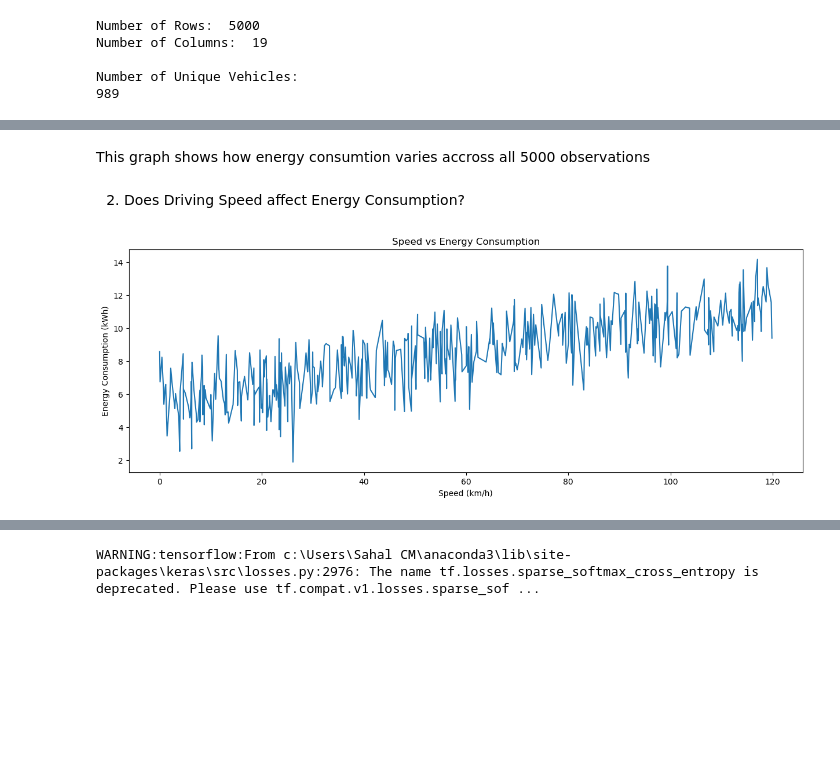
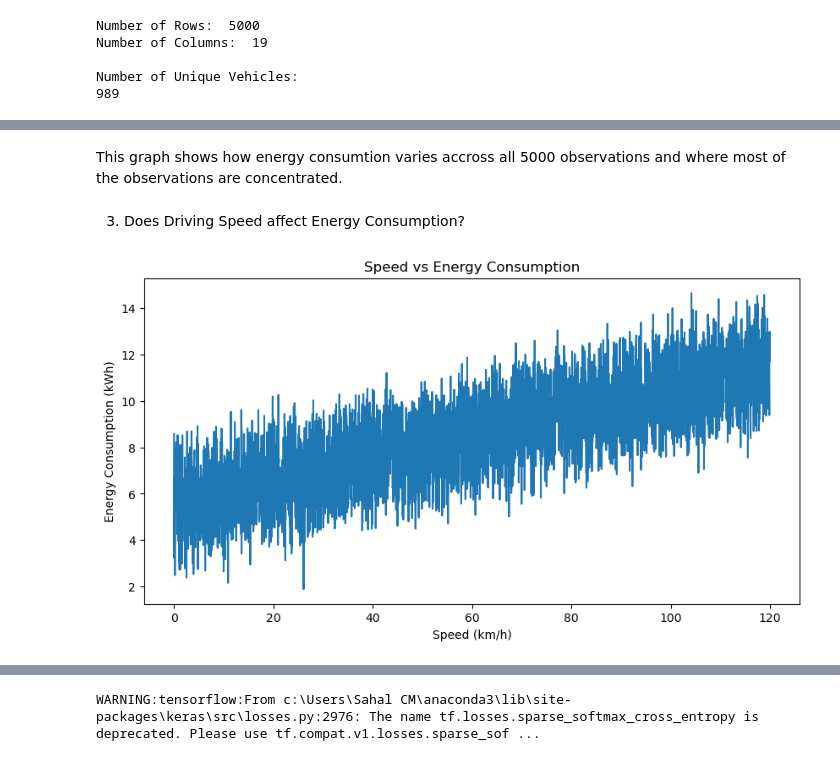
Before and after one commit to sahal-cm/EV_Energy_consumption_Prediction, a Jupyter notebook: EV_Energy_Project.ipynb, the cells around one changed output, grey strips where cells are left out. Saved outputs shown, nothing was run; the diff lists cells and outputs as text; code cells hidden in the pictures; blank space fills up the shorter version.

```diff
--- a/EV_Energy_Project.ipynb
+++ b/EV_Energy_Project.ipynb
@@ -26,7 +31,8 @@ from datetime import datetime
 # %% [markdown]
 ### **Import Dataset**
 # %%
-df = pd.read_csv("EV_Energy_Consumption_Dataset_1.csv")
+df1 = pd.read_csv("EV_Energy_Consumption_Dataset_1.csv")
+df = pd.read_csv("EV_Energy_Consumption_Dataset.csv")
 # %% [markdown]
 ### **Display the first 5 rows**
 # %%
@@ -168,16 +164,18 @@ plt.show()
 # %% [markdown]
-This graph shows how energy consumtion varies accross all 5000 observations
+This graph shows how energy consumtion varies accross all 5000 observations and where most of the observations are concentrated.
 # %% [markdown]
-2. Does Driving Speed affect Energy Consumption?
+3. Does Driving Speed affect Energy Consumption?
 # %%
-plt.figure(figsize=(15,5))
+plt.figure(figsize=(10,5))
 
-speed = df_plot["Speed_Kmh"].sort_values()
-sns.lineplot(data=df, x=speed, y="Energy_Consumption_Kwh")
+# speed = df["Speed_Kmh"].sort_values()
+# sns.lineplot(data=df, x=speed, y="Energy_Consumption_Kwh")
+
+sns.lineplot(data=df, x="Speed_Kmh", y="Energy_Consumption_Kwh")
 
 plt.title("Speed vs Energy Consumption")
 plt.xlabel("Speed (km/h)")
 plt.ylabel("Energy Consumption (kWh)")
 plt.show()
 # %% [output]
-[figure, old version]
+[figure, new version]
```
Also changed, not shown: parts of 44 cells of this notebook.
